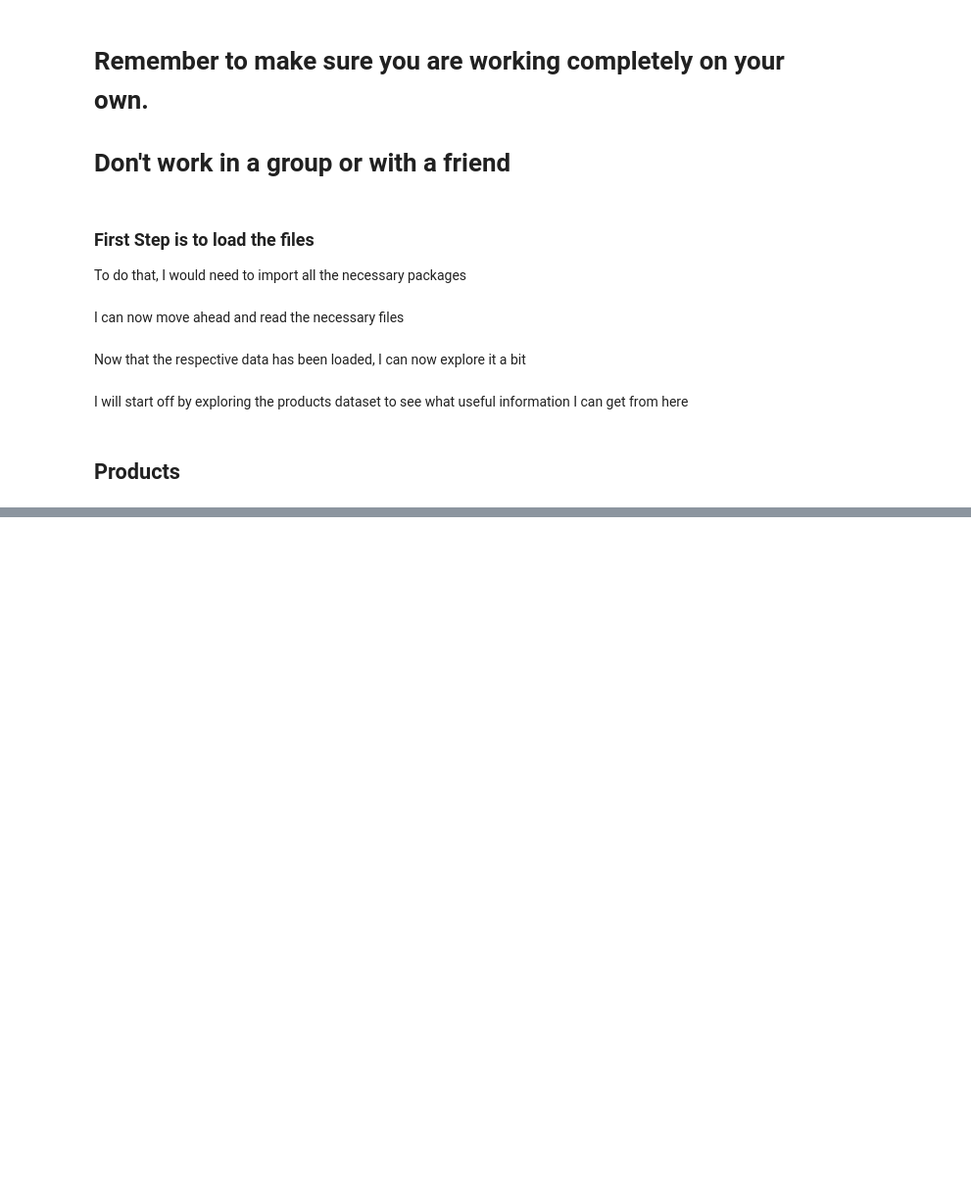
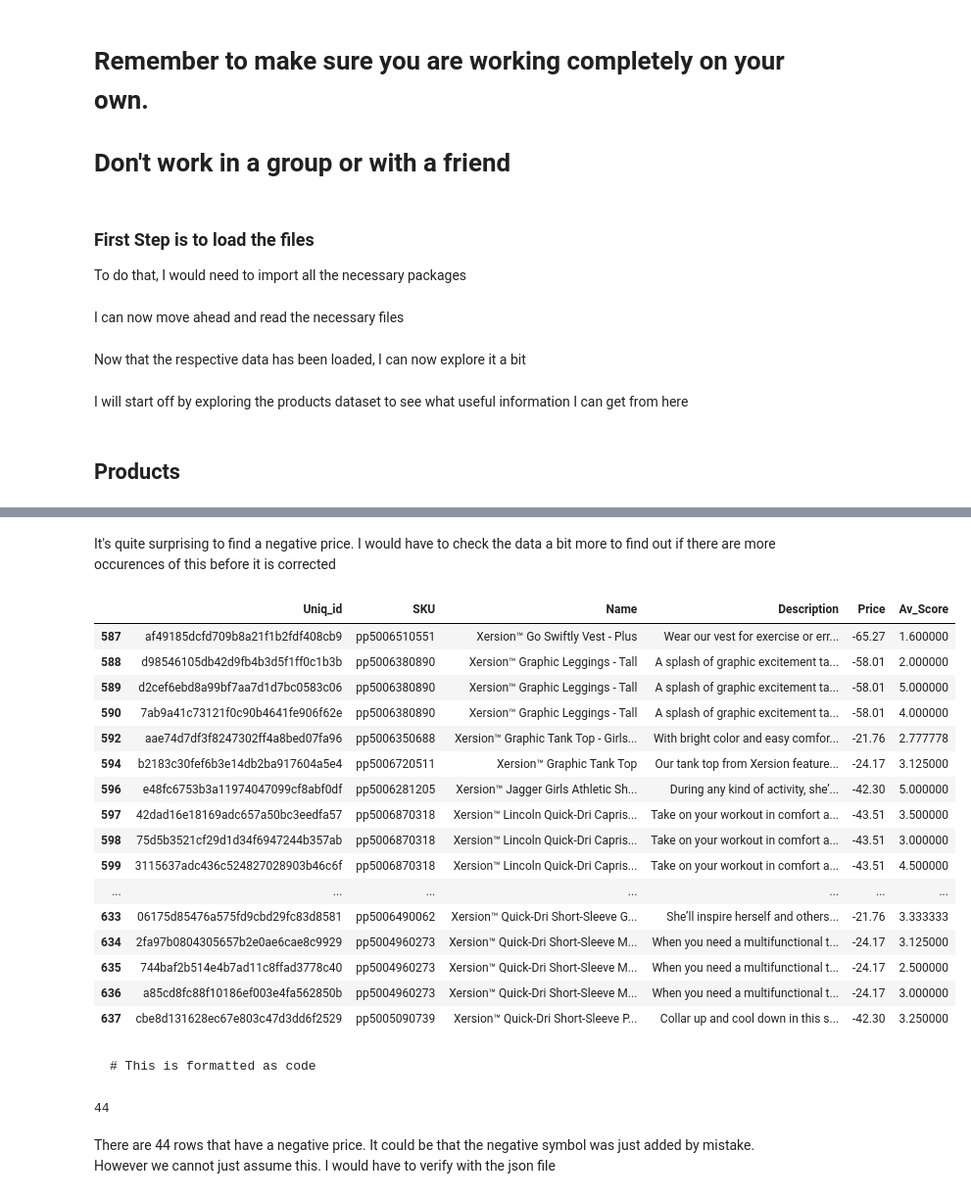
Before and after one commit to RedeemerNtumy/JCPennyConsultancyProject, a Jupyter notebook: 3549063_BD2.ipynb, the cells around one changed output, grey strips where cells are left out. Shown at 98% size. Saved outputs shown, nothing was run; the diff lists cells and outputs as text; code cells hidden in the pictures; blank space fills up the shorter version.

````diff
--- a/3549063_BD2.ipynb
+++ b/3549063_BD2.ipynb
@@ -132,0 +156,36 @@ I will start off by exploring the products dataset to see what useful informatio
+# %% [markdown]
+It's quite surprising to find a negative price. I would have to check the data a bit more to find out if there are more occurences of this before it is corrected
+# %%
+# Checking products that have a price less than 0
+products[products["Price"]<0]
+# %% [output]
+|  | Uniq_id | SKU | Name | Description | Price | Av_Score |
+| 587 | af49185dcfd709b8a21f1b2fdf408cb9 | pp5006510551 | Xersion™ Go Swiftly Vest - Plus | Wear our vest for exercise or err... | -65.27 | 1.600000 |
+| 588 | d98546105db42d9fb4b3d5f1ff0c1b3b | pp5006380890 | Xersion™ Graphic Leggings - Tall | A splash of graphic excitement ta... | -58.01 | 2.000000 |
+| 589 | d2cef6ebd8a99bf7aa7d1d7bc0583c06 | pp5006380890 | Xersion™ Graphic Leggings - Tall | A splash of graphic excitement ta... | -58.01 | 5.000000 |
+| 590 | 7ab9a41c73121f0c90b4641fe906f62e | pp5006380890 | Xersion™ Graphic Leggings - Tall | A splash of graphic excitement ta... | -58.01 | 4.000000 |
+| 592 | aae74d7df3f8247302ff4a8bed07fa96 | pp5006350688 | Xersion™ Graphic Tank Top - Girls... | With bright color and easy comfor... | -21.76 | 2.777778 |
+| 594 | b2183c30fef6b3e14db2ba917604a5e4 | pp5006720511 | Xersion™ Graphic Tank Top | Our tank top from Xersion feature... | -24.17 | 3.125000 |
+| 596 | e48fc6753b3a11974047099cf8abf0df | pp5006281205 | Xersion™ Jagger Girls Athletic Sh... | During any kind of activity, she’... | -42.30 | 5.000000 |
+| 597 | 42dad16e18169adc657a50bc3eedfa57 | pp5006870318 | Xersion™ Lincoln Quick-Dri Capris... | Take on your workout in comfort a... | -43.51 | 3.500000 |
+| 598 | 75d5b3521cf29d1d34f6947244b357ab | pp5006870318 | Xersion™ Lincoln Quick-Dri Capris... | Take on your workout in comfort a... | -43.51 | 3.000000 |
+| 599 | 3115637adc436c524827028903b46c6f | pp5006870318 | Xersion™ Lincoln Quick-Dri Capris... | Take on your workout in comfort a... | -43.51 | 4.500000 |
+| ... | ... | ... | ... | ... | ... | ... |
+| 633 | 06175d85476a575fd9cbd29fc83d8581 | pp5006490062 | Xersion™ Quick-Dri Short-Sleeve G... | She’ll inspire herself and others... | -21.76 | 3.333333 |
+| 634 | 2fa97b0804305657b2e0ae6cae8c9929 | pp5004960273 | Xersion™ Quick-Dri Short-Sleeve M... | When you need a multifunctional t... | -24.17 | 3.125000 |
+| 635 | 744baf2b514e4b7ad11c8ffad3778c40 | pp5004960273 | Xersion™ Quick-Dri Short-Sleeve M... | When you need a multifunctional t... | -24.17 | 2.500000 |
+| 636 | a85cd8fc88f10186ef003e4fa562850b | pp5004960273 | Xersion™ Quick-Dri Short-Sleeve M... | When you need a multifunctional t... | -24.17 | 3.000000 |
+| 637 | cbe8d131628ec67e803c47d3dd6f2529 | pp5005090739 | Xersion™ Quick-Dri Short-Sleeve P... | Collar up and cool down in this s... | -42.30 | 3.250000 |
+# %% [markdown]
+
+
+```
+# This is formatted as code
+```
+# %%
+#Checking the number of affected rows
+len(products[products["Price"]<0])
+# %% [output]
+44
+# %% [markdown]
+There are 44 rows that have a negative price. It could be that the negative symbol was just added by mistake. However we cannot just assume this. I would have to verify with the json file
````
Also changed, not shown: parts of 10 cells of this notebook.
